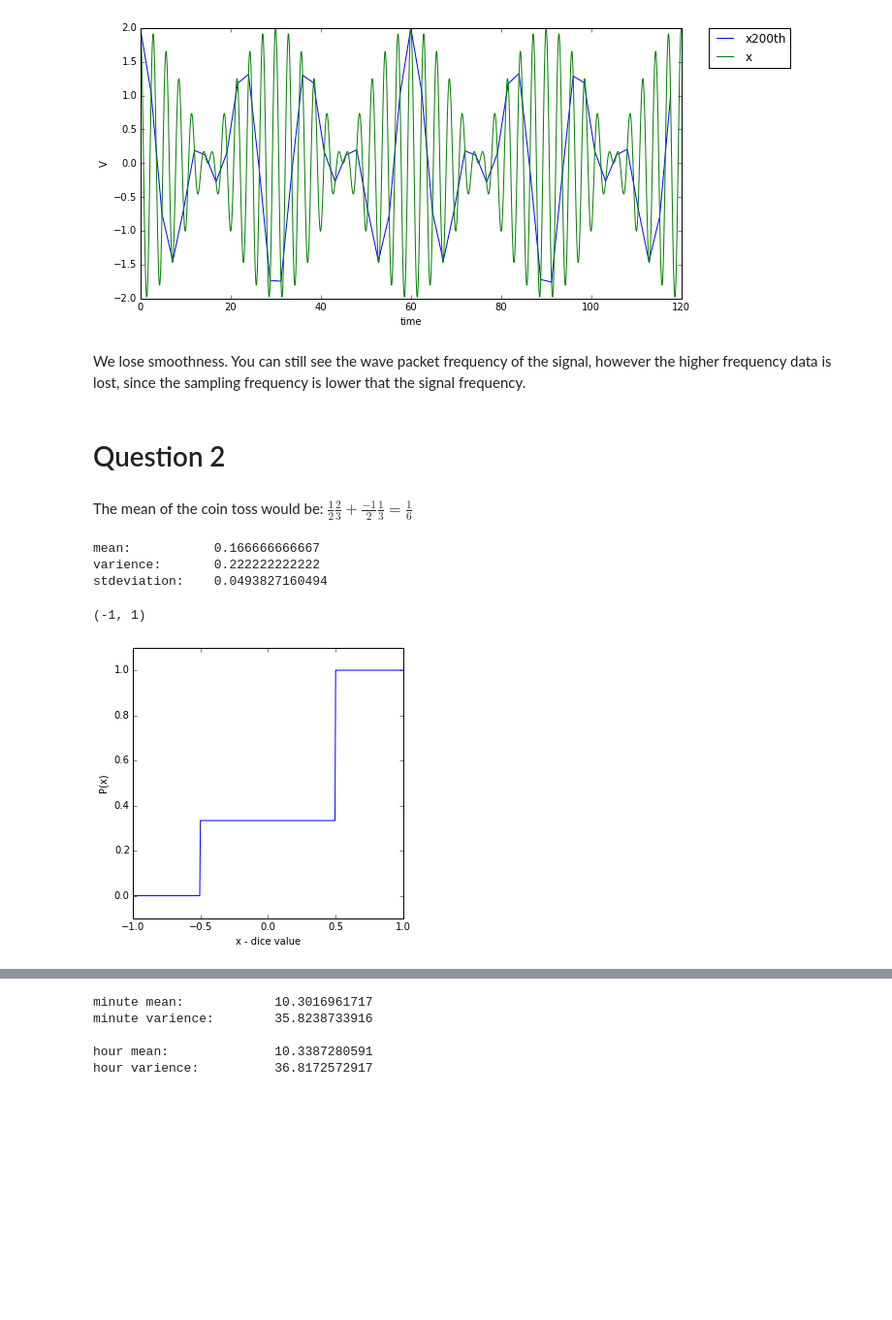
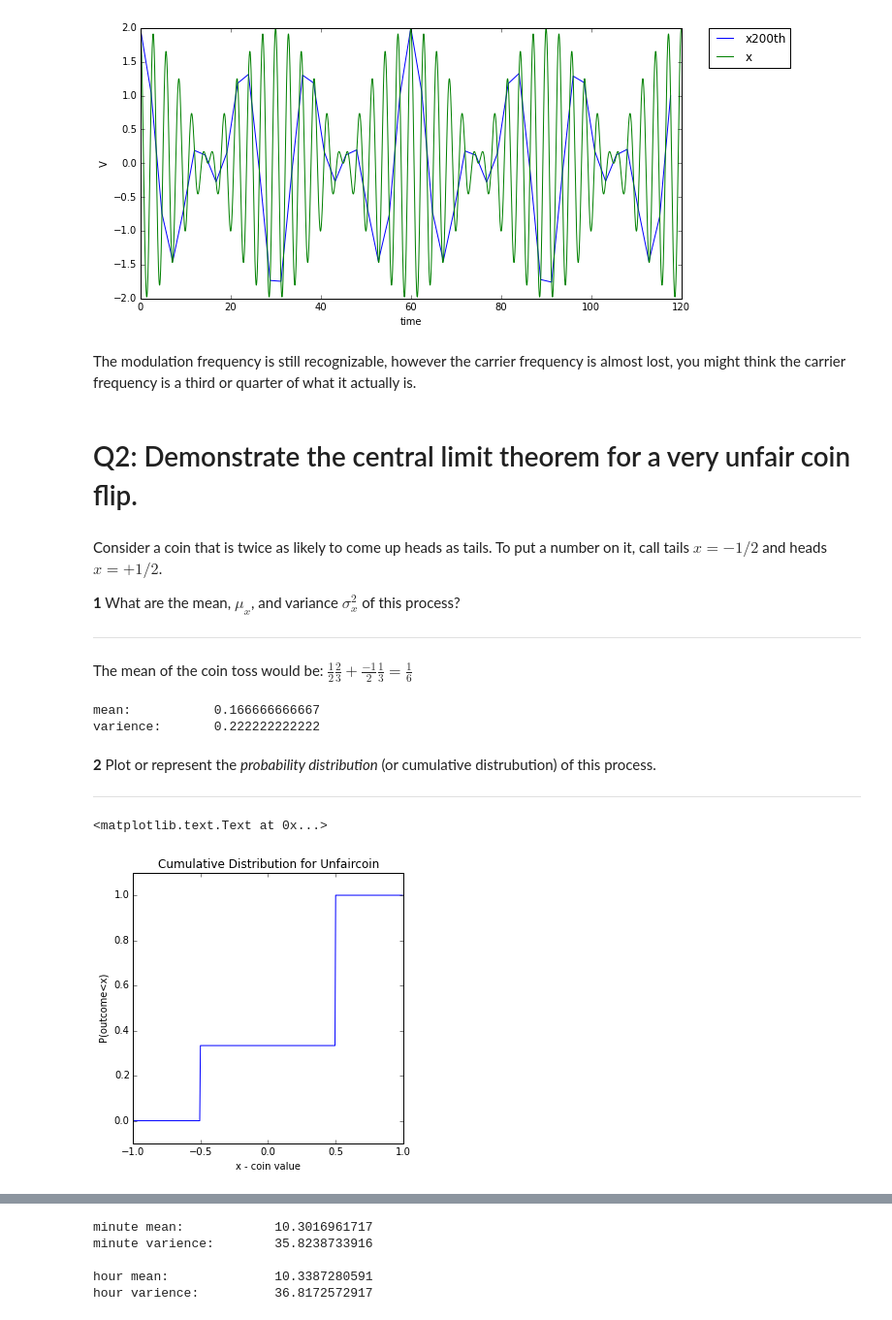
Before and after one commit to mpgriff/P411Assignments, a Jupyter notebook: p411a1-mattgriffiths.ipynb, the cells around one changed output, grey strips where cells are left out. Shown at 97% size. Cells and saved outputs as stored; diff of their text form; code cells hidden in the pictures; blank space fills up the shorter version.

```diff
--- a/p411a1-mattgriffiths.ipynb
+++ b/p411a1-mattgriffiths.ipynb
@@ -92,10 +132,16 @@ plt.ylabel('V')
 plt.show()
 # %% [output]
 [figure]
-# %% [markdown]
-We lose smoothness. You can still see the wave packet frequency of the signal, however the higher frequency data is lost, since the sampling frequency is lower that the signal frequency.
-# %% [markdown]
-# Question 2
+# %% [markdown]
+The modulation frequency is still recognizable, however the carrier frequency is almost lost, you might think the carrier frequency is a third or quarter of what it actually is.
+# %% [markdown]
+# Q2: Demonstrate the central limit theorem for a very unfair coin flip.
+# %% [markdown]
+Consider a coin that is twice as likely to come up heads as tails. To put a number on it, call tails $x=-1/2$ and heads $x=+1/2$.
+
+**1** What are the mean, $\mu_x$, and variance $\sigma_x^2$ of this process?
+
+<hr>
 # %% [markdown]
 The mean of the coin toss would be:
     $ \frac{1}{2} \frac{2}{3} + \frac{-1}{2} \frac{1}{3} = \frac{1}{6}$
@@ -104,24 +150,26 @@ mean = (1.0/3.0) - (1.0/6.0)
 var = (2.0/3.0)*(0.5 - mean)**2 + (1.0/3.0)*(-0.5 - mean)**2
 print 'mean:\t\t' + str(mean)
 print 'varience:\t' + str(var)
-print 'stdeviation:\t' + str(var**2)
 # %% [output]
 mean:           0.166666666667
 varience:       0.222222222222
-stdeviation:    0.0493827160494
+# %% [markdown]
+**2** Plot or represent the *probability distribution*  (or cumulative distrubution) of this process.
+<hr>
 # %%
 y = np.arange(-1.,1.,0.005)
 P = y*0.
 for i in range(-1,1,1):
     P[y>(-0.5)]=1./3.
 for j in range(0,1,1):
     P[y>(0.5)]=1.
 plt.figure(figsize=(5,5))
 plt.plot(y,P)
-plt.xlabel('x - dice value')
-plt.ylabel('P(x)')
+plt.xlabel('x - coin value')
+plt.ylabel('P(outcome<x)')
 plt.ylim([-0.1,1.1])
 plt.xlim([-1,1])
+plt.title('Cumulative Distribution for Unfaircoin')
 # %% [output]
-(-1, 1)
+<matplotlib.text.Text at 0x...>
-[figure, old version]
+[figure, new version]
```
Also changed, not shown: parts of 29 cells of this notebook, 1 other file.
